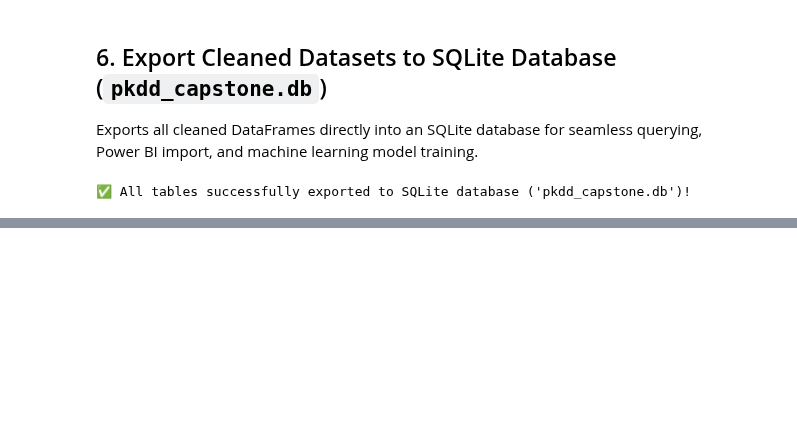
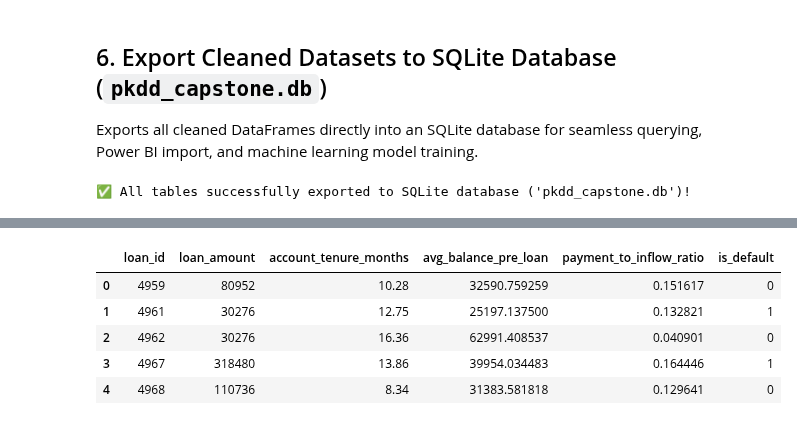
Before and after one commit to weirdiee/CapstoneProject, a Jupyter notebook: FKDD.ipynb, the cells around one changed output, grey strips where cells are left out. Cells and saved outputs as stored; diff of their text form; code cells hidden in the pictures; blank space fills up the shorter version.

```diff
--- a/FKDD.ipynb
+++ b/FKDD.ipynb
@@ -253,0 +262,74 @@ print("\n✅ All tables successfully exported to SQLite database ('pkdd_capstone
+# %%
+# ==============================================================================
+# 1. PRE-LOAN TEMPORAL FEATURE ENGINEERING PIPELINE
+# ==============================================================================
+import pandas as pd
+import numpy as np
+import sqlite3
+import os
+
+# Connect to in-memory SQLite database for robust temporal SQL joins
+conn = sqlite3.connect(':memory:')
+
+# Push DataFrames to SQLite tables
+df_loan.to_sql('loan', conn, index=False, if_exists='replace')
+df_account.to_sql('account', conn, index=False, if_exists='replace')
+df_transactions.to_sql('trans', conn, index=False, if_exists='replace')
+
+# Execute SQL query: Extract pre-loan transaction metrics (trans.date < loan.date)
+query = """
+SELECT
+    l.loan_id,
+    l.account_id,
+    l.date AS loan_date,
+    l.amount AS loan_amount,
+    l.duration AS loan_duration,
+    l.payments AS monthly_loan_payment,
+    l.status,
+    l.is_default,
+    a.date AS account_open_date,
+
+    -- Account Tenure at Loan Origination (Months)
+    ROUND((JULIANDAY(l.date) - JULIANDAY(a.date)) / 30.44, 2) AS account_tenure_months,
+
+    -- Pre-Loan Historical Cash Flow Metrics (transactions strictly prior to loan start)
+    COUNT(t.trans_id) AS pre_loan_trans_count,
+    COALESCE(AVG(t.balance), 0) AS avg_balance_pre_loan,
+    COALESCE(MIN(t.balance), 0) AS min_balance_pre_loan,
+    COALESCE(MAX(t.balance), 0) AS max_balance_pre_loan,
+
+    -- Pre-Loan Inflows (Credit) & Outflows (Debit)
+    COALESCE(SUM(CASE WHEN t.type LIKE '%Credit%' OR t.type = 'PRIJEM' THEN t.amount ELSE 0 END), 0) AS total_inflow_pre_loan,
+    COALESCE(SUM(CASE WHEN t.type LIKE '%Debit%' OR t.type LIKE '%Withdrawal%' OR t.type = 'VYDAJ' THEN t.amount ELSE 0 END), 0) AS total_outflow_pre_loan
+
+FROM loan l
+JOIN account a ON l.account_id = a.account_id
+LEFT JOIN trans t ON l.account_id = t.account_id AND t.date < l.date
+GROUP BY l.loan_id
+"""
+
+df_features = pd.read_sql_query(query, conn)
+conn.close()
+
+# Convert date columns to datetime
+df_features['loan_date'] = pd.to_datetime(df_features['loan_date'])
+df_features['account_open_date'] = pd.to_datetime(df_features['account_open_date'])
+
+# Derived Financial Risk Ratios
+# 1. Pre-loan active months (avoid division by zero)
+df_features['pre_loan_months'] = np.maximum(df_features['account_tenure_months'], 1.0)
+
+# 2. Average Monthly Inflow & Net Cash Flow
+df_features['avg_monthly_inflow'] = df_features['total_inflow_pre_loan'] / df_features['pre_loan_months']
+df_features['net_cash_flow_pre_loan'] = df_features['total_inflow_pre_loan'] - df_features['total_outflow_pre_loan']
+
+# 3. Debt Service Coverage Ratio (DSCR Proxy): Monthly Loan Payment / Monthly Inflow
+df_features['payment_to_inflow_ratio'] = df_features['monthly_loan_payment'] / (df_features['avg_monthly_inflow'] + 1.0)
+
+# 4. Loan Burden Ratios
+df_features['loan_to_avg_balance'] = df_features['loan_amount'] / (df_features['avg_balance_pre_loan'] + 1.0)
+df_features['inflow_to_outflow_ratio'] = df_features['total_inflow_pre_loan'] / (df_features['total_outflow_pre_loan'] + 1.0)
+
+print(f"✅ Pre-loan feature matrix successfully generated for all {len(df_features):,} loans!")
+display(df_features[['loan_id', 'loan_amount', 'account_tenure_months', 'avg_balance_pre_loan', 'payment_to_inflow_ratio', 'is_default']].head())
+# %% [output]
@@ -253,0 +337,6 @@ print("\n✅ All tables successfully exported to SQLite database ('pkdd_capstone
+|  | loan_id | loan_amount | account_tenure_months | avg_balance_pre_loan | payment_to_inflow_ratio | is_default |
+| 0 | 4959 | 80952 | 10.28 | 32590.759259 | 0.151617 | 0 |
+| 1 | 4961 | 30276 | 12.75 | 25197.137500 | 0.132821 | 1 |
+| 2 | 4962 | 30276 | 16.36 | 62991.408537 | 0.040901 | 0 |
+| 3 | 4967 | 318480 | 13.86 | 39954.034483 | 0.164446 | 1 |
+| 4 | 4968 | 110736 | 8.34 | 31383.581818 | 0.129641 | 0 |
```
Also changed, not shown: parts of 4 cells of this notebook.
